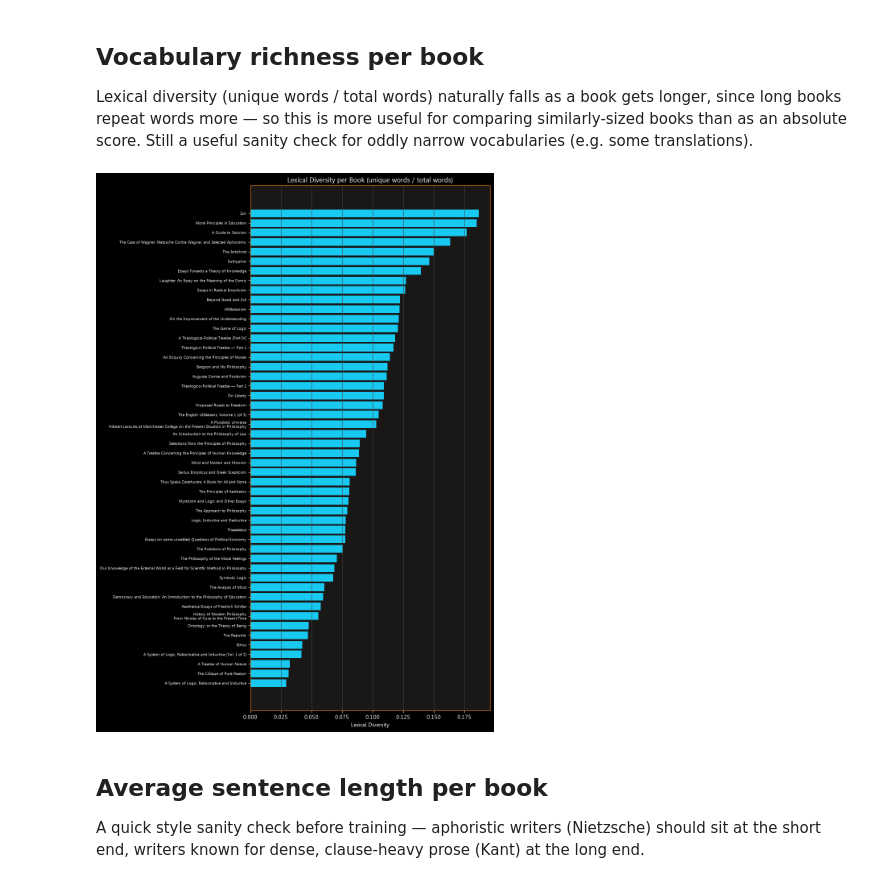
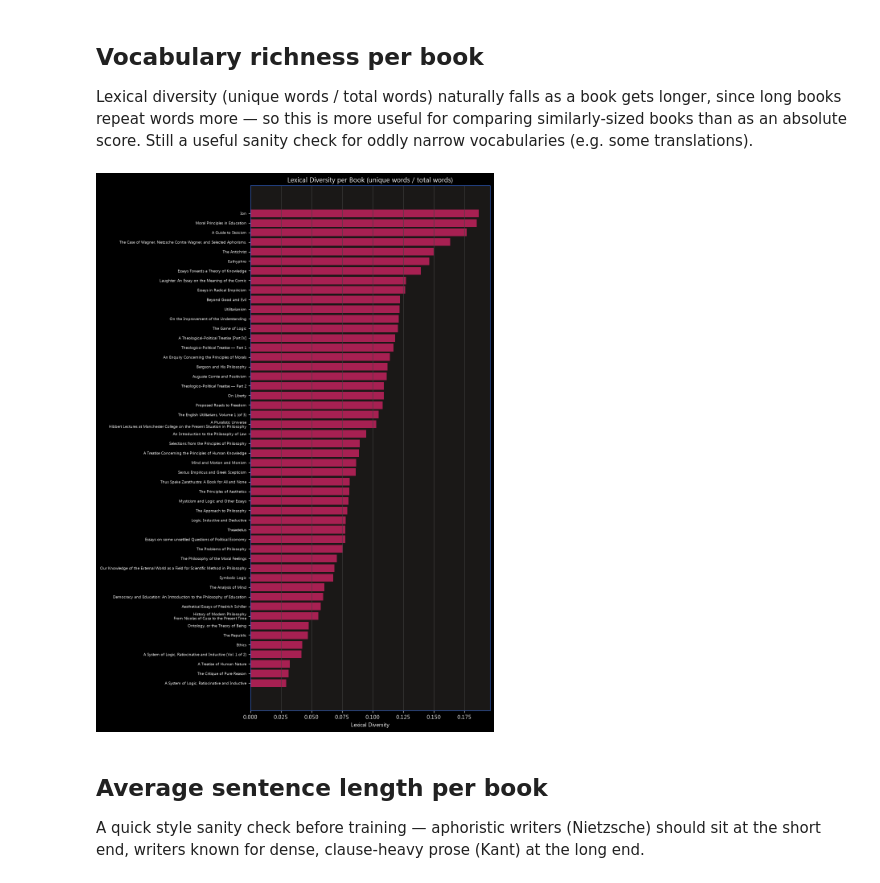
Before and after one commit to ethan-leitch/Socrates_AI, a Jupyter notebook: notebooks/pre_processing.ipynb, the cells around one changed output. Saved outputs shown, nothing was run; the diff lists cells and outputs as text; code cells hidden in the pictures.

```diff
--- a/notebooks/pre_processing.ipynb
+++ b/notebooks/pre_processing.ipynb
@@ -477,5 +395,10 @@ Cleaned 50 books -> ../data/clean_books
 # %% [markdown]
 ## Data checks
+# %%
+metadata_path = os.path.join("..", "data", "metadata.json")
+
+with open(metadata_path, "r", encoding="utf-8") as f:
+    metadata = json.load(f)
 # %%
 # Check 1: missing raw files / failed downloads
 missing_raw = [
@@ -632,11 +555,11 @@ fig, ax = plt.subplots(figsize=(10, 6))
 fig.patch.set_facecolor("#000000")
 ax.set_facecolor("#1A1817")
 
-ax.plot(range(1, len(ranked_ids) + 1), cumulative_chars, color="#18D5FFFF", alpha=0.95, linewidth=2)
+ax.plot(range(1, len(ranked_ids) + 1), cumulative_chars, color="#B02156FF", alpha=0.95, linewidth=2)
 
 ax.grid(True, color="#444444", linewidth=0.8)
 for spine in ax.spines.values():
-    spine.set_color("#FF8818")
+    spine.set_color("#3E75EA")
 
 ax.set_title("Cumulative Corpus Size by Download Rank")
 ax.set_xlabel("Books Added (ranked by downloads, descending)")
@@ -704,26 +627,26 @@ Lexical diversity (unique words / total words) naturally falls as a book gets lo
 # %%
 plot_df = eda_df.sort_values("lexical_diversity")
 
 plt.style.use("dark_background")
 
 fig, ax = plt.subplots(figsize=(10, 14))
 fig.patch.set_facecolor("#000000")
 ax.set_facecolor("#1A1817")
 
-ax.barh(plot_df["title"], plot_df["lexical_diversity"], color="#18D5FFFF", alpha=0.95)
+ax.barh(plot_df["title"], plot_df["lexical_diversity"], color="#B02156FF", alpha=0.95)
 
 ax.grid(True, color="#444444", linewidth=0.8, axis="x")
 for spine in ax.spines.values():
-    spine.set_color("#FF8818")
+    spine.set_color("#3E75EA")
 
 ax.set_title("Lexical Diversity per Book (unique words / total words)")
 ax.set_xlabel("Lexical Diversity")
 ax.tick_params(axis="y", labelsize=7)
 
 plt.tight_layout()
 plt.show()
 # %% [output]
-[figure, old version]
+[figure, new version]
 # %% [markdown]
 ## Average sentence length per book
 
```
Also changed, not shown: parts of 22 cells of this notebook, 4 other files.
